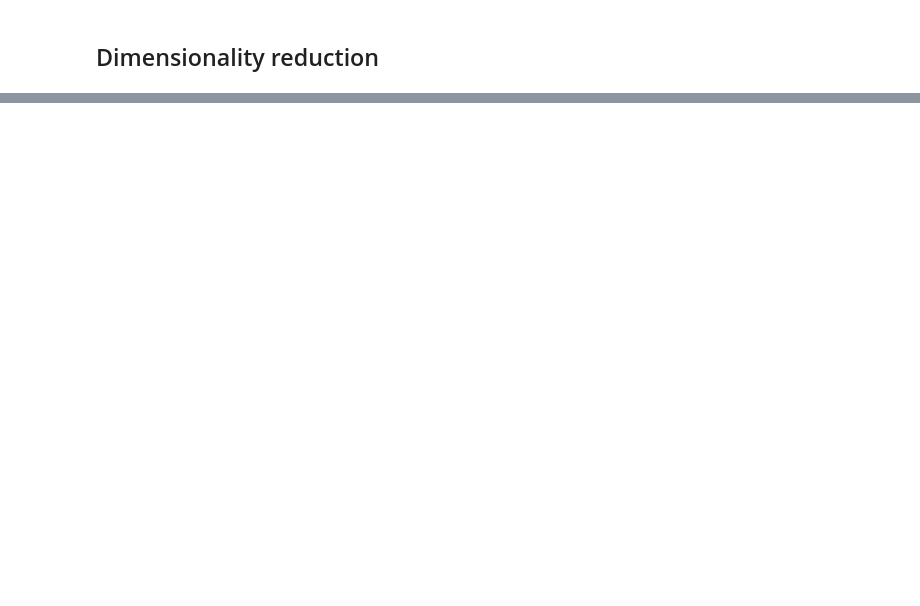
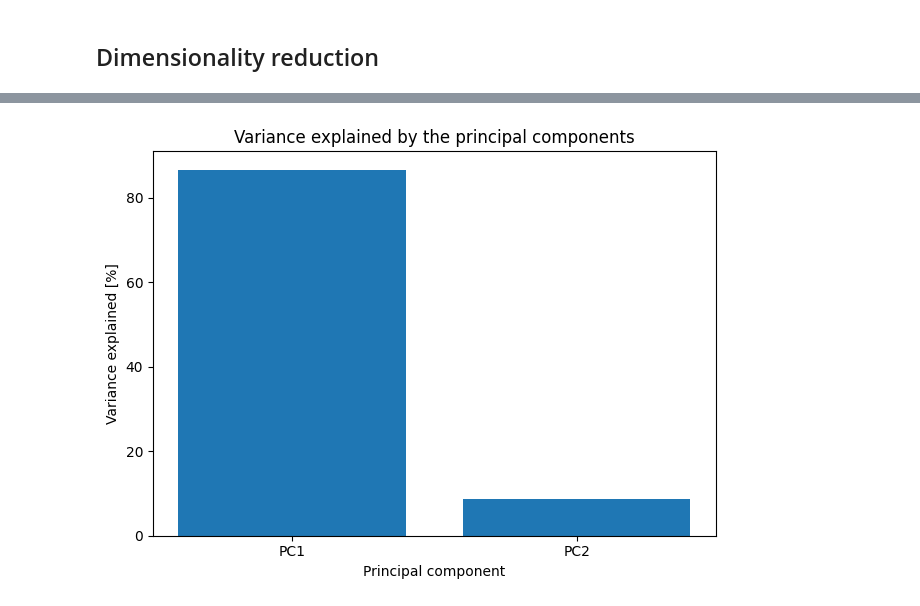
Before and after one commit to kamilrybacki/MLToolsExercises, a Jupyter notebook: content/wisconsin.ipynb, the cells around one changed output, grey strips where cells are left out. Cells and saved outputs as stored; diff of their text form; code cells hidden in the pictures; blank space fills up the shorter version.

```diff
--- a/content/wisconsin.ipynb
+++ b/content/wisconsin.ipynb
@@ -343,0 +393,14 @@ reduced_wisconsin_breast_cancer_data
+# %%
+# Plot variance explained by the principal components
+
+fig, ax = plt.subplots()
+ax.bar(
+    x=['PC1', 'PC2'],
+    height=pca_model.explained_variance_ratio_ * 100
+)
+ax.set_title('Variance explained by the principal components')
+ax.set_xlabel('Principal component')
+ax.set_ylabel('Variance explained [%]')
+fig.tight_layout()
+# %% [output]
+[figure, added]
```
Also changed, not shown: parts of 4 cells of this notebook.
